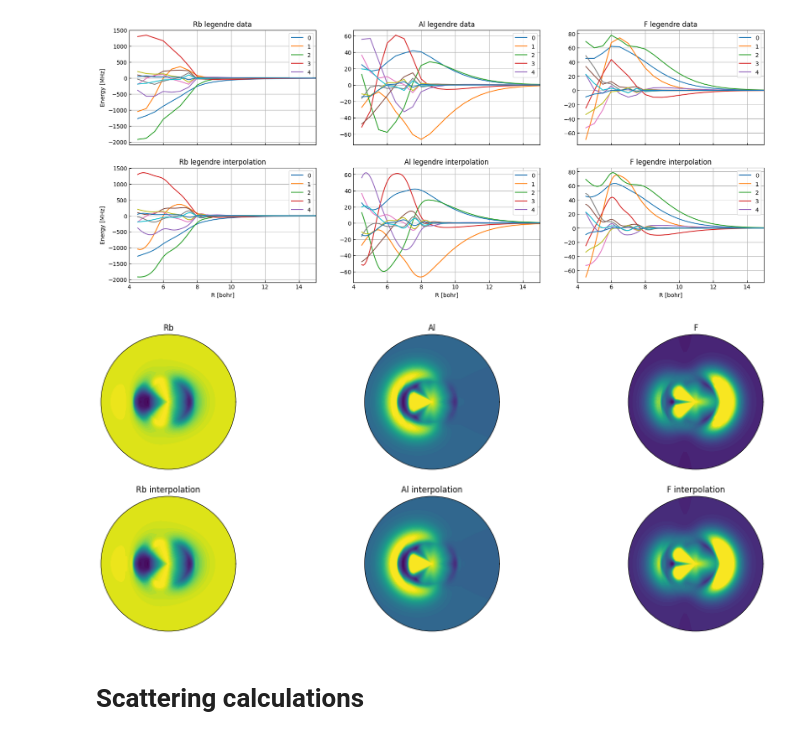
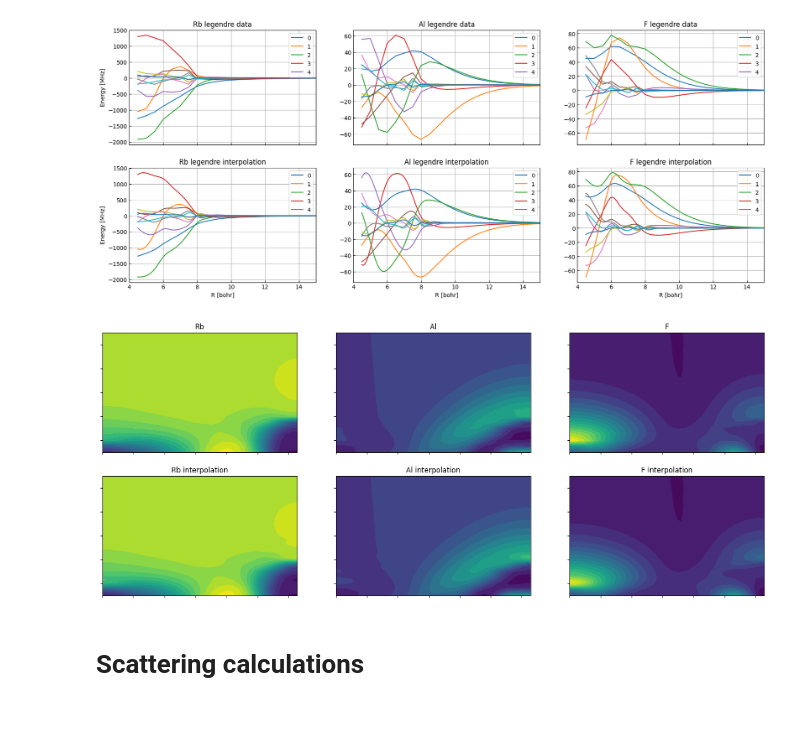
Before and after one commit to Wleter/rb_alf_feshbach, a Jupyter notebook: analysis/analysis.ipynb, the cells around one changed output. Saved outputs shown, nothing was run; the diff lists cells and outputs as text; code cells hidden in the pictures.

```diff
--- a/analysis/analysis.ipynb
+++ b/analysis/analysis.ipynb
@@ -53,17 +53,19 @@ potential = utility.load(f"{DATA_PATH}/potential_dec_data.dat")
 r = potential[:, 0]
 potential = potential[:, 1:] / CMINV
 
-fig, axes = plt.subplots(1, 2, figsize = (13, 5), subplot_kw={'projection': 'polar'})
+fig, axes = plt.subplots(1, 2, figsize = (13, 5))
 
-_, ax = utility.plot_surface(r, potential, fig_ax = (fig, axes[0]))
+_, ax = utility.plot_surface(r, potential, fig_ax = (fig, axes[0]), add_0 = False, levels = 20)
 ax.set_title("Data")
-ax.set_ylim(0, 20);
+ax.set_ylim(4.5, 15)
+ax.set_xlim(0, np.pi)
 
 potential = utility.load(f"{DATA_PATH}/potential_dec_interpolated.dat")
 r = potential[:, 0]
 potential = potential[:, 1:] / CMINV
 
-_, ax = utility.plot_surface(r, potential, fig_ax = (fig, axes[1]))
+_, ax = utility.plot_surface(r, potential, fig_ax = (fig, axes[1]), add_0 = False, levels = 20)
 ax.set_title("Interpolated")
-ax.set_ylim(0, 20);
+ax.set_ylim(4.5, 15)
+ax.set_xlim(0, np.pi);
 # %% [output]
@@ -112,38 +115,39 @@ axes[1, 2].set_xlabel("R [bohr]");
 # %% [output]
 [figure]
 # %%
-fig, axes = plt.subplots(2, 3, figsize = (20, 8), subplot_kw={'projection': 'polar'})
+fig, axes = plt.subplots(2, 3, figsize = (20, 8))
 axes = utility.AxesArray(axes, 2, 3)
 
 files = [
     "aniso_hifi_Rb_data.dat",
     "aniso_hifi_Al_data.dat",
     "aniso_hifi_F_data.dat",
     "aniso_hifi_Rb_interpolated.dat",
     "aniso_hifi_Al_interpolated.dat",
     "aniso_hifi_F_interpolated.dat",
 ]
 
 titles = [
     "Rb",
     "Al",
     "F",
     "Rb interpolation",
     "Al interpolation",
     "F interpolation",
 ]
 
 for i, ax in enumerate(axes):
     potential = utility.load(f"{DATA_PATH}/{files[i]}")
     r = potential[:, 0]
-    potential = potential[:, 1:] / MHZ
+    potential = potential[:, 1:] * 1000 / KELVIN
 
-    utility.plot_surface(r, potential, fig_ax = (fig, ax))
+    utility.plot_surface(r, potential, fig_ax = (fig, ax), add_0 = False, levels = 20)
     ax.set_title(titles[i])
 
-    ax.set_ylim(0, 15)
+    ax.set_ylim(5, 15)
+    ax.set_xlim(0, np.pi)
 # %% [output]
-[figure, old version]
+[figure, new version]
 # %% [markdown]
 # Scattering calculations
 # %%
```
Also changed, not shown: parts of 3 cells of this notebook, 4 other files.
